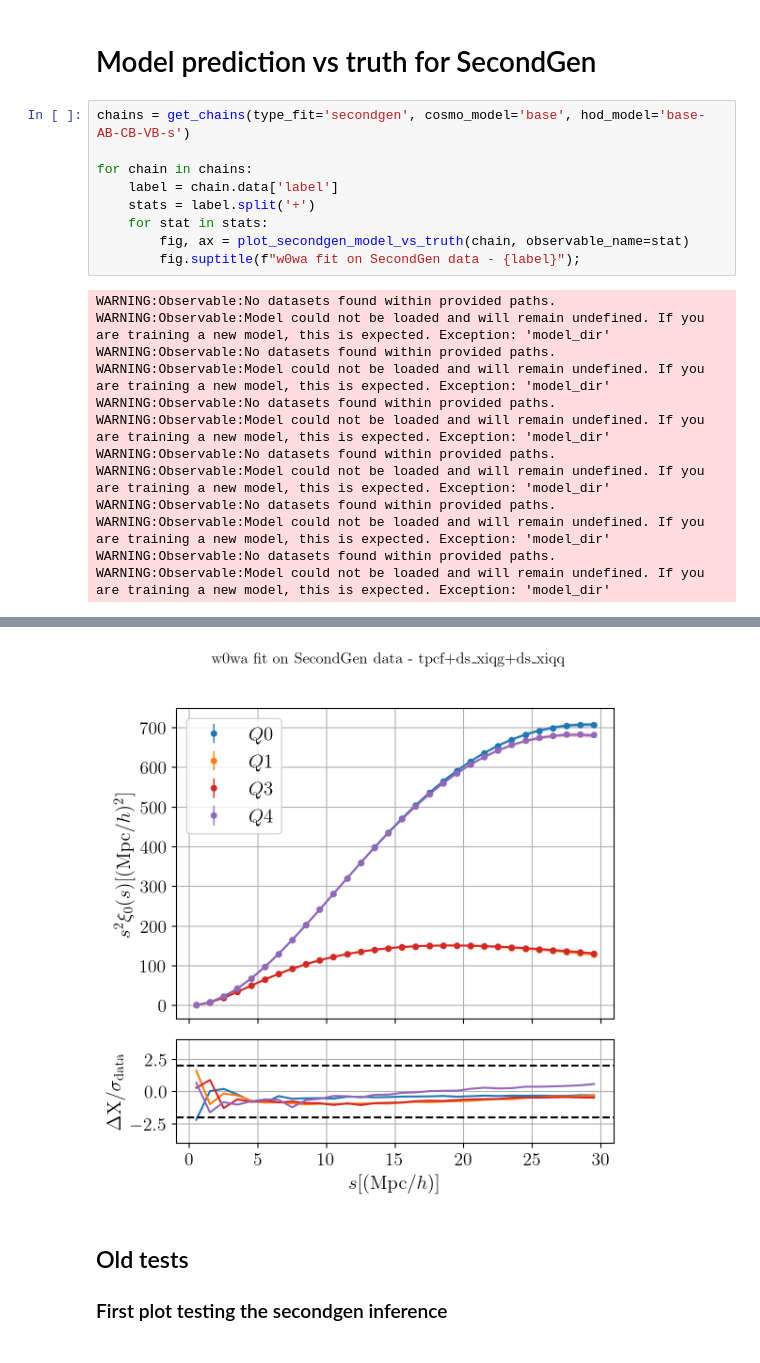
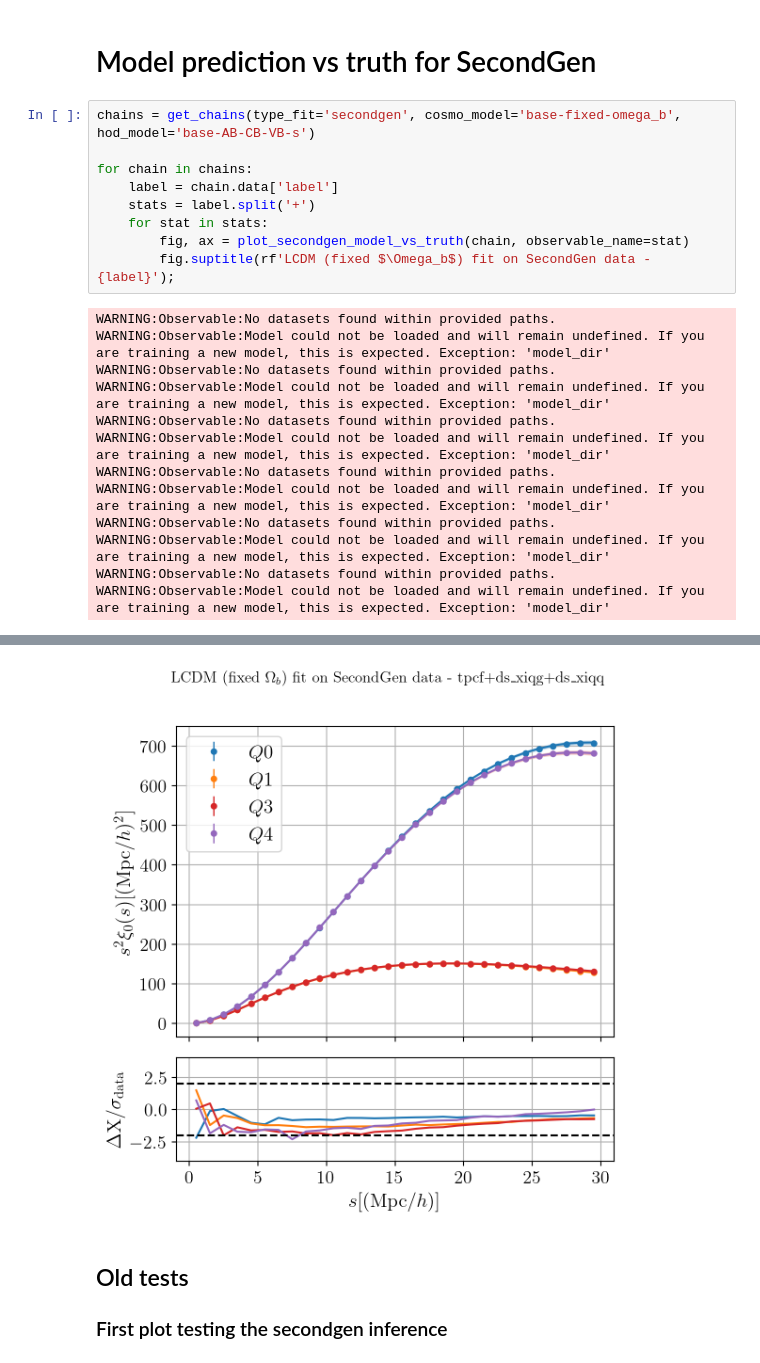
Before and after one commit to epaillas/acm, a Jupyter notebook: scripts/bgs/inference/control_plots.ipynb, the cells around one changed output, grey strips where cells are left out. Cells and saved outputs as stored; diff of their text form.

```diff
--- a/scripts/bgs/inference/control_plots.ipynb
+++ b/scripts/bgs/inference/control_plots.ipynb
@@ -202,14 +202,14 @@ Removed no burn in
 # %% [markdown]
 # Model prediction vs truth for SecondGen
 # %%
-chains = get_chains(type_fit='secondgen', cosmo_model='base', hod_model='base-AB-CB-VB-s')
+chains = get_chains(type_fit='secondgen', cosmo_model='base-fixed-omega_b', hod_model='base-AB-CB-VB-s')
 
 for chain in chains:
     label = chain.data['label']
     stats = label.split('+')
     for stat in stats:
         fig, ax = plot_secondgen_model_vs_truth(chain, observable_name=stat)
-        fig.suptitle(f"w0wa fit on SecondGen data - {label}");
+        fig.suptitle(rf'LCDM (fixed $\Omega_b$) fit on SecondGen data - {label}');
 # %% [output]
 WARNING:Observable:No datasets found within provided paths.
 WARNING:Observable:Model could not be loaded and will remain undefined. If you are training a new model, this is expected. Exception: 'model_dir'
@@ -231,4 +231,4 @@ WARNING:Observable:Model could not be loaded and will remain undefined. If you a
-[figure, old version]
+[figure, new version]
 # %% [markdown]
 ## Old tests
 
```
Also changed, not shown: parts of 1 cell of this notebook, 2 other files.
